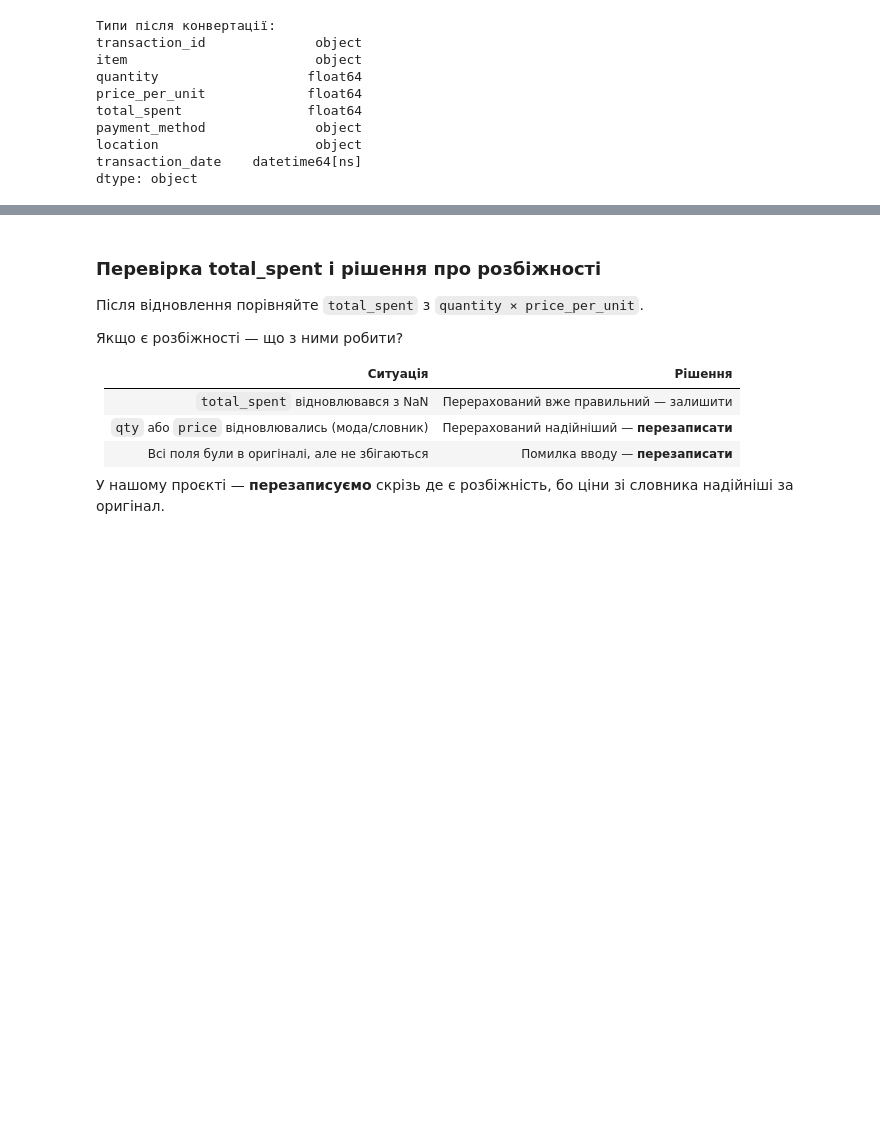
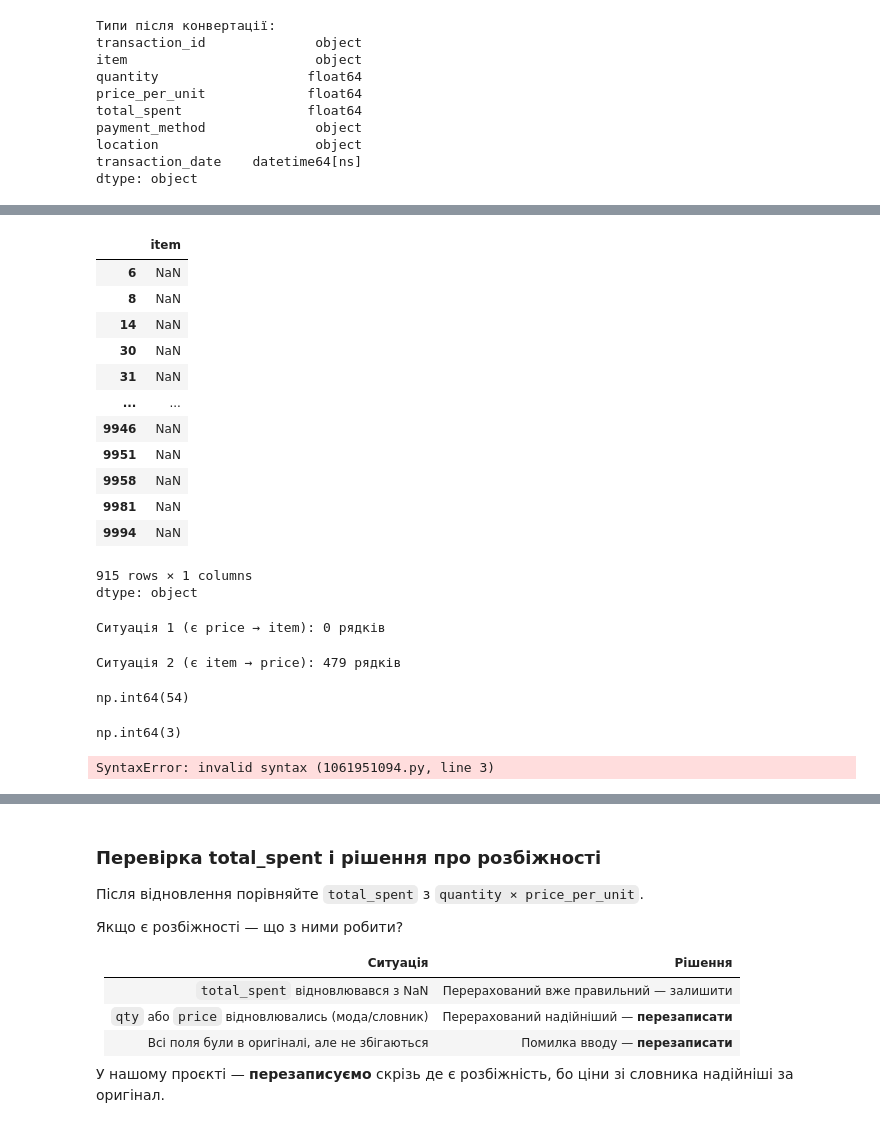
Before and after one commit to Alister44/Analysis_Cafe_Sales, a Jupyter notebook: cafe_eda_workbook_version2.ipynb, the cells around one changed output, grey strips where cells are left out. Saved outputs shown, nothing was run; the diff lists cells and outputs as text; code cells hidden in the pictures; blank space fills up the shorter version.

```diff
--- a/cafe_eda_workbook_version2.ipynb
+++ b/cafe_eda_workbook_version2.ipynb
@@ -414,16 +419,57 @@ print(pd.Series(ITEM_PRICE).sort_index())
+# %%
+mask1 = (df['item'].isna()) & (df['price_per_unit']) #(item isna AND price notna)
+df.loc[mask1, 'item']
+# %% [output]
+|  | item |
+| 6 | NaN |
+| 8 | NaN |
+| 14 | NaN |
+| 30 | NaN |
+| 31 | NaN |
+| ... | ... |
+| 9946 | NaN |
+| 9951 | NaN |
+| 9958 | NaN |
+| 9981 | NaN |
+| 9994 | NaN |
+915 rows × 1 columns
+dtype: object
+# %%
+np.random.default_rng(42)
+# Ситуація 1: item = NaN, price є → знаходимо item по ціні
+mask1 = df.item.isna() & df.price_per_unit.notna()
+# df.loc[mask1, 'item'] = df.loc[mask1, 'price_per_unit'].round(2).map(np.random.choice(PRICE_ITEM[df.loc[mask1, 'price_per_unit']]))
+df.loc[mask1, 'item'] = (
+                          df.loc[mask1, 'price_per_unit']
+                          .round(2)
+                          .map(lambda price: np.random.choice(PRICE_ITEM[price]) if price in PRICE_ITEM else None)
+                        )
+
+print(f'Ситуація 1 (є price → item): {mask1.sum()} рядків')
+# %% [output]
+Ситуація 1 (є price → item): 0 рядків
+# %%
+# Ситуація 2: item є, price = NaN → знаходимо ціну по товару
+mask2 = df.item.notna() & df.price_per_unit.isna()# (item notna AND price isna)
+df.loc[mask2, 'price_per_unit'] = (
+                          df.loc[mask2, 'item']
+                          .round(2)
+                          .map(lambda it: np.random.choice(ITEM_PRICE[it]) if it in ITEM_PRICE else None)
+                        )
+
+# Підказка: .map(ITEM_PRICE)
+print(f'Ситуація 2 (є item → price): {mask2.sum()} рядків')
+# %% [output]
+Ситуація 2 (є item → price): 479 рядків
+# %%
+(df.item.isna() & df.price_per_unit.isna()).sum()
+# %% [output]
+np.int64(54)
+# %%
+(df.item.isna() & df.price_per_unit.isna() & df.quantity.isna()).sum()
+# %% [output]
+np.int64(3)
 # %%
-# Ситуація 1: item = NaN, price є → знаходимо item по ціні
-mask1 = # ВАШ КОД ТУТ  (item isna AND price notna)
-df.loc[mask1, 'item'] = # ВАШ КОД ТУТ
-# Підказка: .round(2).map(PRICE_ITEM)
-print(f'Ситуація 1 (є price → item): {mask1.sum()} рядків')
-
-# Ситуація 2: item є, price = NaN → знаходимо ціну по товару
-mask2 = # ВАШ КОД ТУТ  (item notna AND price isna)
-df.loc[mask2, 'price_per_unit'] = # ВАШ КОД ТУТ
-# Підказка: .map(ITEM_PRICE)
-print(f'Ситуація 2 (є item → price): {mask2.sum()} рядків')
-
 # Ситуація 3: обидва NaN → item = мода, price = по item
 mask3 = # ВАШ КОД ТУТ  (item isna AND price isna)
 mode_item = df['item'].mode()[0]   # рахуємо після заповнення ситуацій 1 і 2
@@ -433,6 +479,8 @@ print(f'Ситуація 3 (обидва NaN → мода "{mode_item}"): {mask3
 
 print(f'\nNaN у item:           {df["item"].isna().sum()}')
 print(f'NaN у price_per_unit: {df["price_per_unit"].isna().sum()}')
+# %% [output]
+SyntaxError: invalid syntax (1061951094.py, line 3)
 # %%
 # Заповнення quantity
 # Варіант А: є price і total_spent → qty = total / price
```
Also changed, not shown: parts of 11 cells of this notebook.
